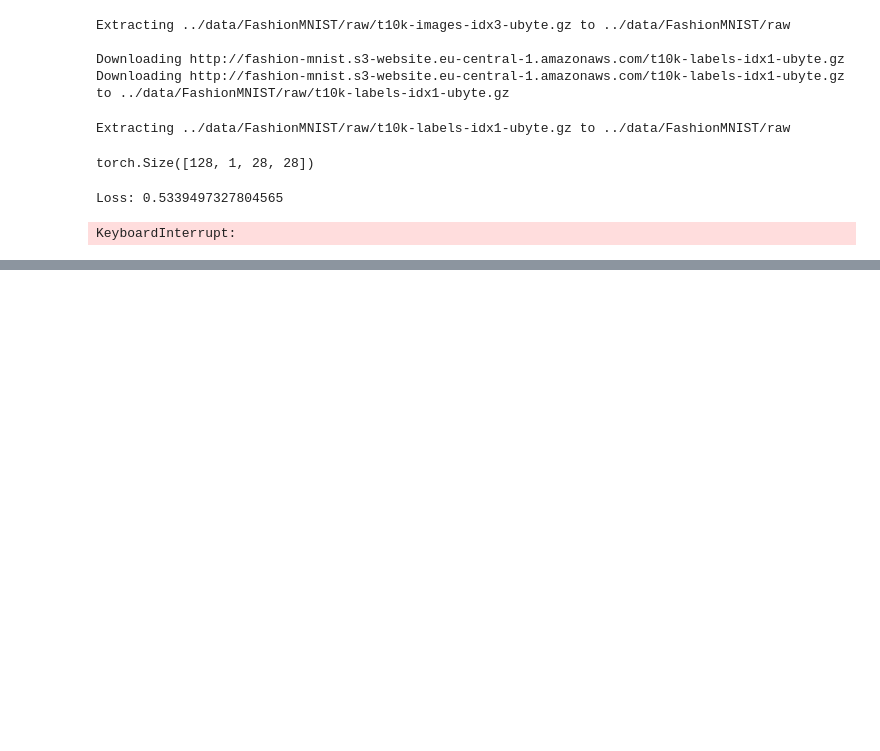
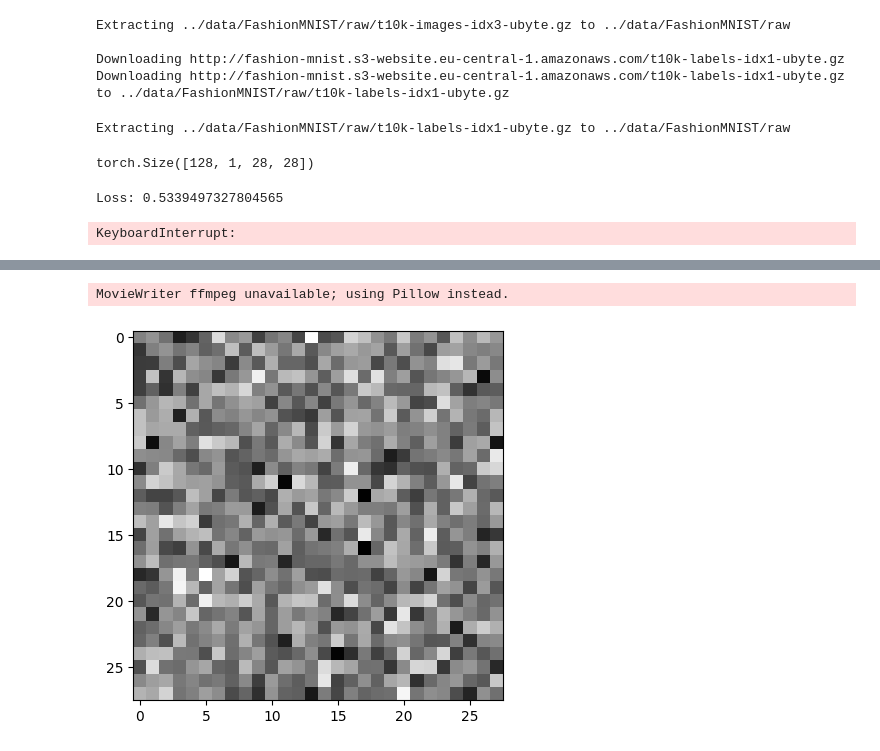
Before and after one commit to baoblei/DDPM_demo, a Jupyter notebook: demo.ipynb, the cells around one changed output, grey strips where cells are left out. Saved outputs shown, nothing was run; the diff lists cells and outputs as text; code cells hidden in the pictures; blank space fills up the shorter version.

```diff
--- a/demo.ipynb
+++ b/demo.ipynb
@@ -627,0 +639,18 @@ KeyboardInterrupt:
+# %%
+# 动态过程展示
+import matplotlib.animation as animation
+
+random_index = 53
+
+fig = plt.figure()
+ims = []
+for i in range(timesteps):
+    im = plt.imshow(samples[i][random_index].reshape(image_size, image_size, channels), cmap="gray", animated=True)
+    ims.append([im])
+
+animate = animation.ArtistAnimation(fig, ims, interval=50, blit=True, repeat_delay=1000)
+animate.save('diffusion.gif')
+plt.show()
+# %% [output]
+MovieWriter ffmpeg unavailable; using Pillow instead.
+[figure, added]
```
Also changed, not shown: parts of 1 cell of this notebook, 1 other file.
